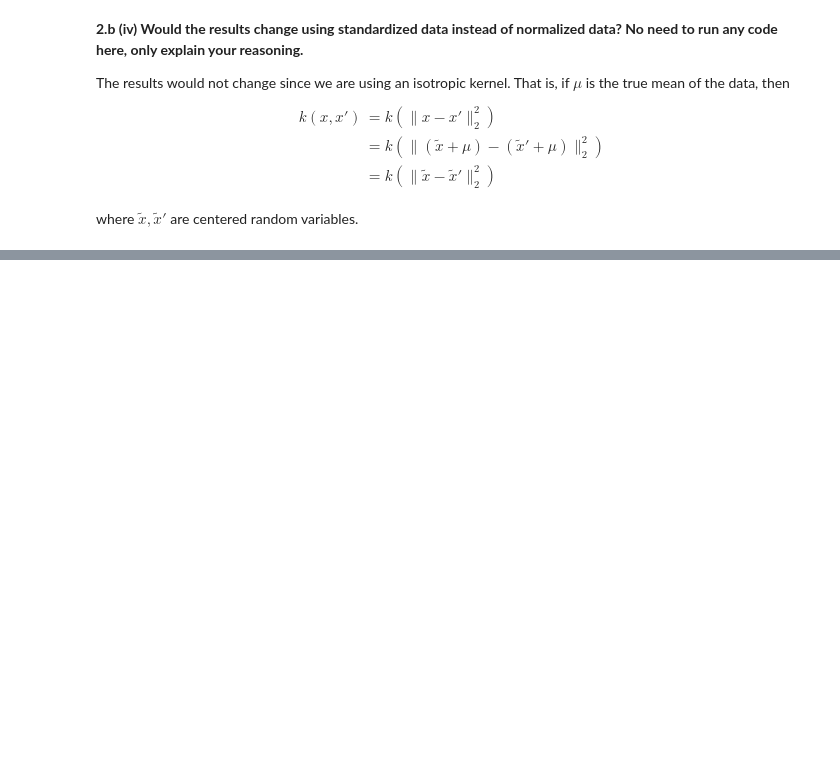
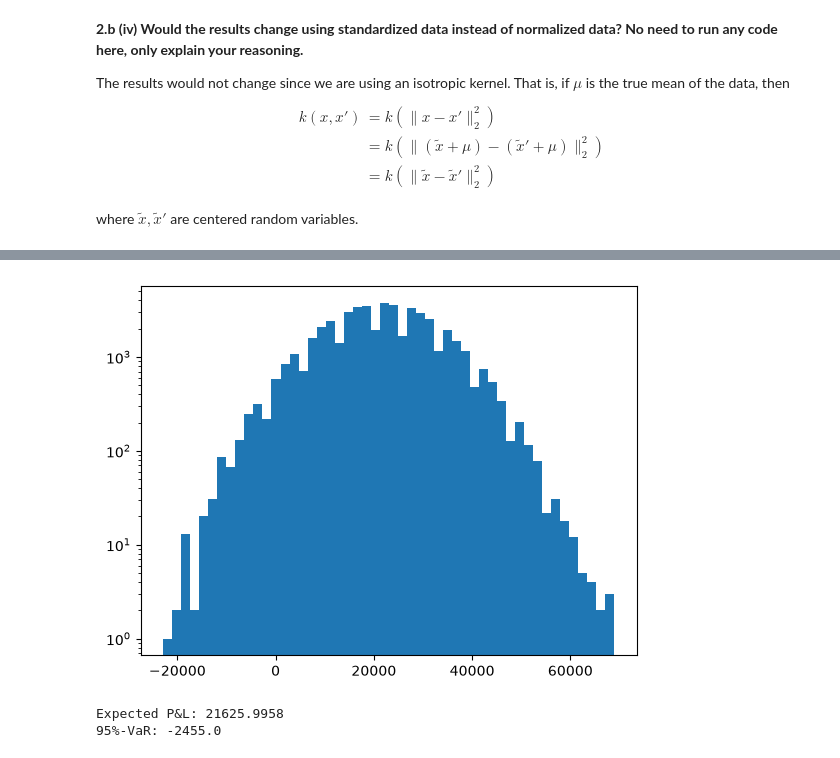
Before and after one commit to clorc/mlfi_projects_hs26, a Jupyter notebook: proj_2_credit_analytics/Project2_2026_Template.ipynb, the cells around one changed output, grey strips where cells are left out. Saved outputs shown, nothing was run; the diff lists cells and outputs as text; code cells hidden in the pictures; blank space fills up the shorter version.

```diff
--- a/proj_2_credit_analytics/Project2_2026_Template.ipynb
+++ b/proj_2_credit_analytics/Project2_2026_Template.ipynb
@@ -70,7 +70,7 @@ y1_test = y1[m:]
 
 
 # build the second dataset
-p2 = 5 - 10*((x_age<25)&(x_age>75)) + 1.1*x_income - x_status
+p2 = 5 - 10*((x_age<25)|(x_age>75)) + 1.1*x_income - x_status
 p2 = sigmoid(p2)
 
 y2 = 1*(xi <= p2)
@@ -235,0 +238,28 @@ Dataset 2 with SVC: 0.5
+# %%
+# Exercise 3.
+
+# Set model parameters and define matrix D
+# (D has n x 50000 = 5*10^8 entries: a float64 array of uniforms of this size needs about 4 GB of memory.
+#  If your machine runs out of memory, consider generating D in blocks of columns and/or storing it as booleans.)
+D = np.random.uniform(low=0, high=1, size=(n, 50000))
+
+for i, x in enumerate(p2[m:]):
+    D[i, :] = D[i, :] <= x
+# %%
+# Strategy (i):
+# Define Portfolio and possible outcomes for this portfolio using matrix D
+strategy_1 = 1055*D
+strategy_1 = np.sum(strategy_1, axis=0)
+strategy_1-= n*1000
+
+# Plot histogram of profits and losses
+plt.hist(strategy_1,log=True,bins=50)
+plt.show()
+
+# Calculate expected profit and losses and 95%-VaR
+print(f'Expected P&L: {np.mean(strategy_1)}')
+print(f'95%-VaR: {-np.quantile(strategy_1, q=0.05)}')
+# %% [output]
+[figure, added]
+Expected P&L: 21625.9958
+95%-VaR: -2455.0
```
Also changed, not shown: parts of 23 cells of this notebook.
